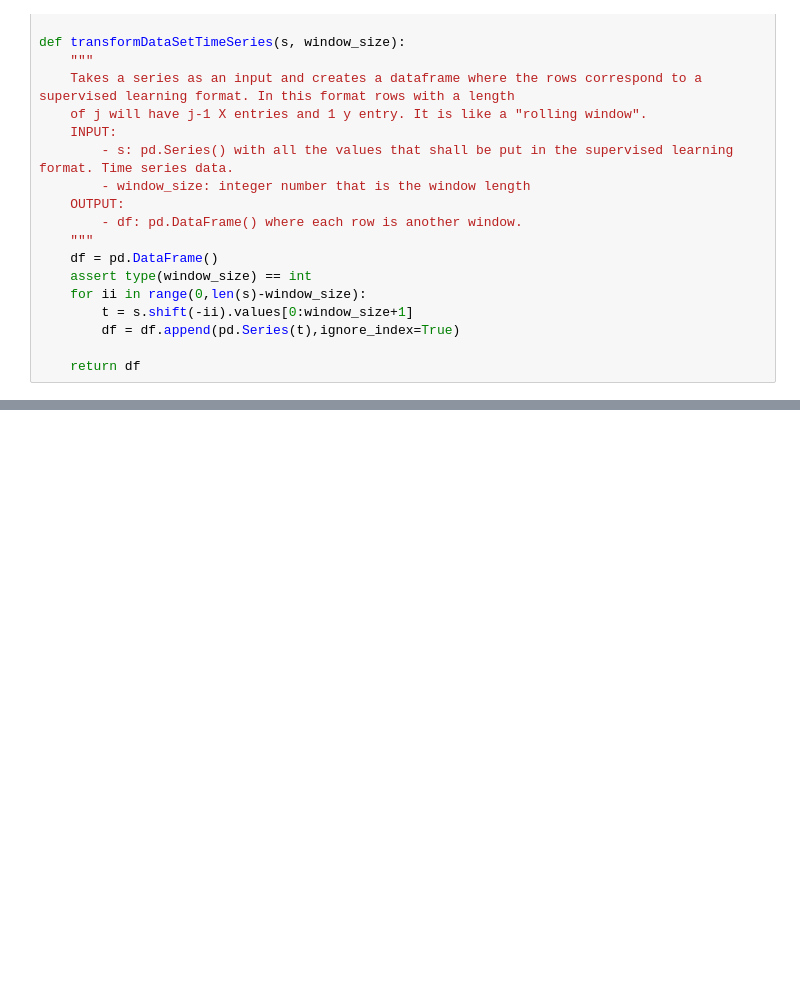
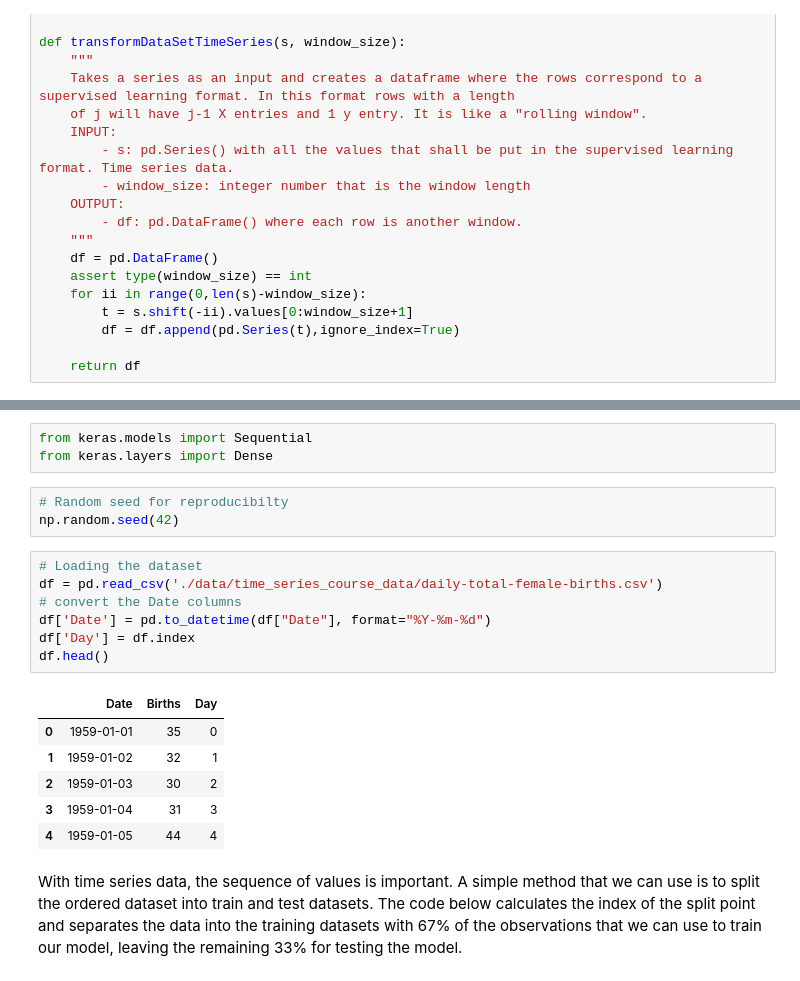
Before and after one commit to kromerh/solarAnalytics, a Jupyter notebook: forecasting/00.TimeSeriesForecastingCourse.ipynb, the cells around one changed output, grey strips where cells are left out. Saved outputs shown, nothing was run; the diff lists cells and outputs as text; blank space fills up the shorter version.

```diff
--- a/forecasting/00.TimeSeriesForecastingCourse.ipynb
+++ b/forecasting/00.TimeSeriesForecastingCourse.ipynb
@@ -181,0 +315,22 @@ transformDataSetTimeSeries(df['Births'], 10).head()
+# %%
+from keras.models import Sequential
+from keras.layers import Dense
+# %%
+# Random seed for reproducibilty
+np.random.seed(42)
+# %%
+# Loading the dataset
+df = pd.read_csv('./data/time_series_course_data/daily-total-female-births.csv')
+# convert the Date columns
+df['Date'] = pd.to_datetime(df["Date"], format="%Y-%m-%d")
+df['Day'] = df.index
+df.head()
+# %% [output]
+|  | Date | Births | Day |
+| 0 | 1959-01-01 | 35 | 0 |
+| 1 | 1959-01-02 | 32 | 1 |
+| 2 | 1959-01-03 | 30 | 2 |
+| 3 | 1959-01-04 | 31 | 3 |
+| 4 | 1959-01-05 | 44 | 4 |
+# %% [markdown]
+With time series data, the sequence of values is important. A simple method that we can use is to split the ordered dataset into train and test datasets. The code below calculates the index of the split point and separates the data into the training datasets with 67% of the observations that we can use to train our model, leaving the remaining 33% for testing the model.
```
Also changed, not shown: parts of 27 cells of this notebook, 2 other files.
